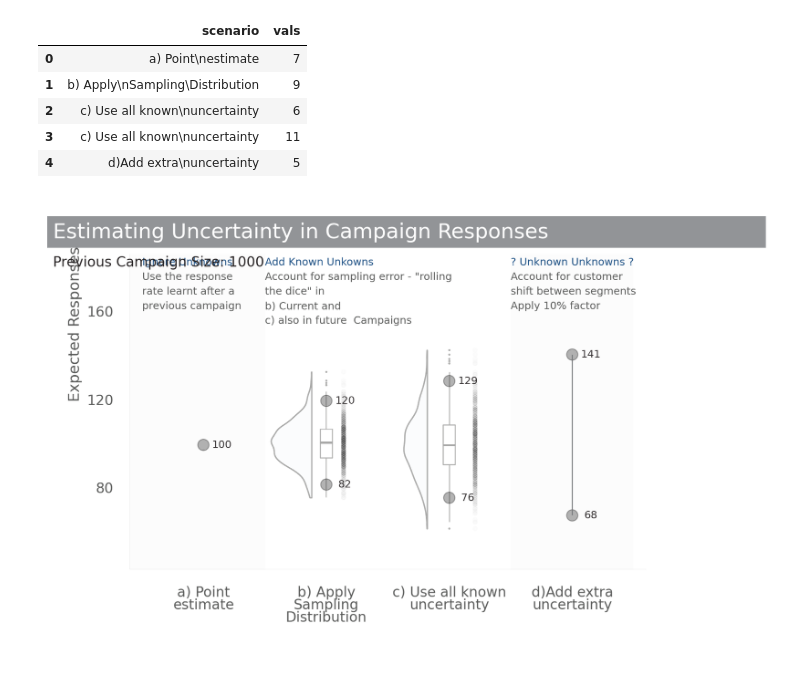
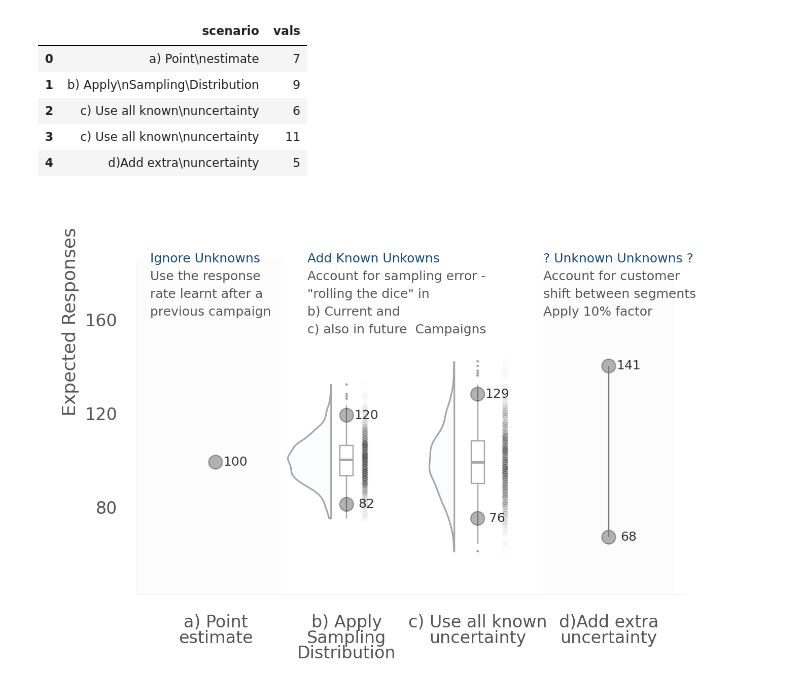
Before and after one commit to steed360/3D-Graphics, a Jupyter notebook: Estimate_Uncertain_In_Future_Campaign_Responses.ipynb, the cells around one changed output. Saved outputs shown, nothing was run; the diff lists cells and outputs as text; code cells hidden in the pictures; blank space fills up the shorter version.

```diff
--- a/Estimate_Uncertain_In_Future_Campaign_Responses.ipynb
+++ b/Estimate_Uncertain_In_Future_Campaign_Responses.ipynb
@@ -421,7 +421,6 @@ ax1 = fig.axes[0]
 # Connect the two dots in column d
 ax1.axvline ( x='d)Add extra\nuncertainty', ymin=68, ymax=141, color =GRAY2 )
 
-
 ax0 = fig.add_axes( (0,0,1,1))
 ax0.axis('Off') # don't draw anything.
 
@@ -448,45 +447,45 @@ rainbow_text(0.5, label_y,
              ax=ax1,
              fontsize=9)
 
-rainbow_text(1.5, label_y,
+rainbow_text(1.7, label_y,
              'Add Known Unkowns\n'
-             'Account for sampling error - "rolling \n'
-             'the dice" in \nb) Current and\n'
+             'Account for sampling error -  \n'
+             '"rolling the dice" in \nb) Current and\n'
              'c) also in future  Campaigns',
              [[BLUE1], [GRAY3], [GRAY3], [GRAY3], [GRAY3] ],
              spacing=35,
              ax=ax1,
              fontsize=9)
 
 rainbow_text(3.5, label_y,
              '? Unknown Unknowns ?\n'
              'Account for customer\n'
              'shift between segments\n'
              'Apply 10% factor\n ',
              [[BLUE1], [GRAY3], [GRAY3], [GRAY3], [GRAY3] ],
              spacing=35,
              ax=ax1,
              fontsize=9)
 
+'''
 # titile the plot
-ax0.text(0.01, 0.92,
-         'Estimating Uncertainty in Campaign Responses' + ' ' * 32,
+ax0.text(0.01, 0.95,
+         'Estimating Uncertainty in Campaign Responses For a Given Segement' + ' ' * 32,
          fontsize=18,
          color='white',
          # put a rectangular box around the text to set a background color
          bbox={'facecolor': GRAY7,  # background color
                'pad': 5,  # add more padding
                'edgecolor': 'none'})  # no border
 
-# add survey question
-ax0.text(0.01, 0.85, 'Previous Campaign Size: 1000', fontsize=12, color=GRAY6)
+ax0.text(0.01, 0.90, 'Previous Campaign Size: 1000', fontsize=12, color=GRAY6)
+ax0.text(0.01, 0.85, 'Previous Response Rate:  100 (this can be considered a sample)', fontsize=12, color=GRAY6)
 
 
-
-
+'''
 
 fig.dpi = 200
-width_in = 8
+width_in = 7
 fig.set_size_inches(width_in , width_in / 1.63)
 # %% [output]
-[figure, old version]
+[figure, new version]
```
